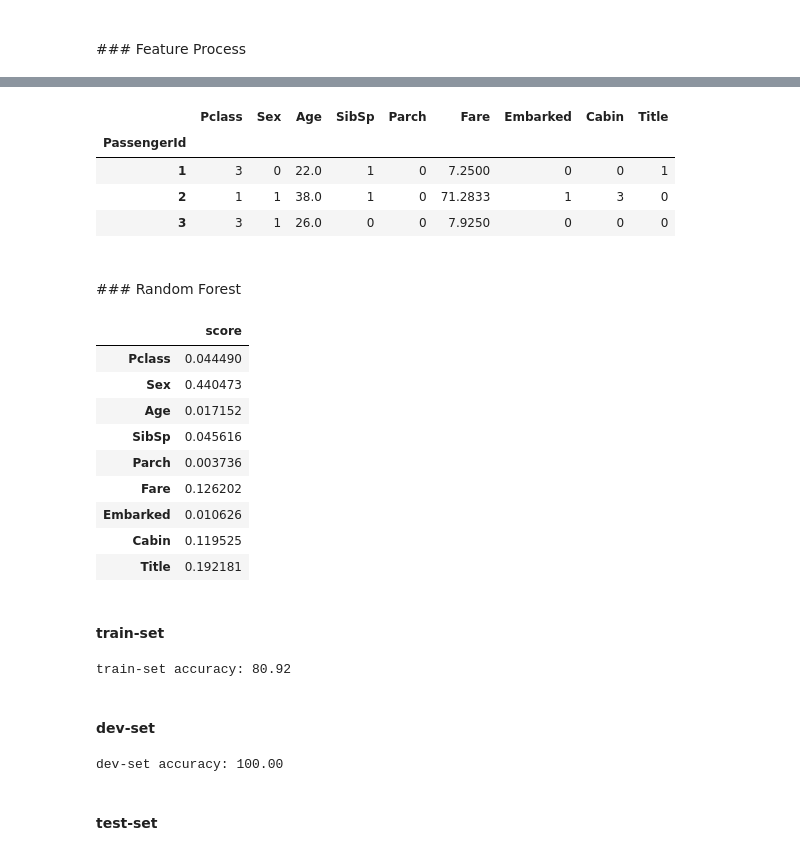
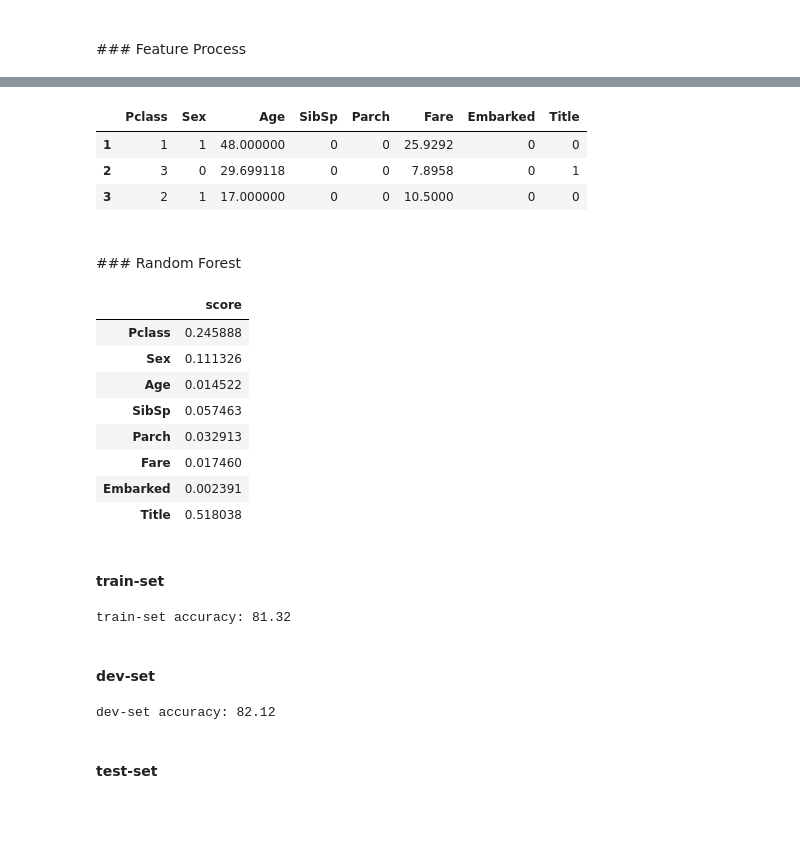
Before and after one commit to bethtseng/titanic, a Jupyter notebook: titanic.ipynb, the cells around one changed output, grey strips where cells are left out. Drawn from its saved outputs; the diff is of its cells as text; code cells hidden in the pictures; blank space fills up the shorter version.

Commit message:
add random shuffling into dataset, acc=78.947%

```diff
--- a/titanic.ipynb
+++ b/titanic.ipynb
@@ -142,0 +155,5 @@ df[:3]
+# %%
+shuffled = df.sample(frac=1, random_state=1)
+shuffled.index = [i+1 for i in range(len(shuffled))]
+dataset_size = len(df)
+shuffled[:3]
@@ -143,15 +165,23 @@ df[:3]
 # %%
 def get_cabin(x):
     try:
-        if x[0] == 'A': return 5
-        elif x[0] == 'B': return 4
-        elif x[0] == 'C': return 3
-        elif x[0] == 'D': return 2
-        elif x[0] == 'E': return 1
-        else: return 0
+        #if x[0] == 'A': return 1
+        #elif x[0] == 'B': return 4
+        #elif x[0] == 'C': return 3
+        #elif x[0] == 'D': return 2
+        #elif x[0] == 'E': return 1
+        #else: return 0
+        return 1
     except:
         return 0
 
+def get_ticket(x):
+    try:
+        int(x[0])
+        return 0
+    except:
+        return 1
+
 get_title = lambda x: x.split(', ')[1].split('.')[0]
 # %%
 def preprocess(df):
@@ -163,31 +193,32 @@ def preprocess(df):
     df['Embarked'] = [int(i == 'C') for i in df['Embarked']]
     df['Title'] = [int(get_title(x) == 'Mr') for x in df['Name']]
     df['Cabin'] = df['Cabin'].apply(get_cabin)
+    df['Ticket'] = df['Ticket'].apply(get_ticket)
     del df['Name']
-#    del df['Cabin']
+    del df['Cabin']
+    del df['Ticket']
 #    del df['Embarked']
     return df
 
 label_column = 'Survived'
-explore_feature = ['Pclass', 'Sex', 'Age', 'SibSp', 'Parch', 'Fare', 'Embarked', 'Name', 'Cabin']
+explore_feature = ['Pclass', 'Sex', 'Age', 'SibSp', 'Parch', 'Fare', 'Embarked', 'Name', 'Cabin', 'Ticket']
 # %%
-#train_size = 8/10 * len(df)
-train_size = len(df)
+train_size = 8/10 * dataset_size
+#train_size = dataset_size
 
-train_data = preprocess(df.loc[:train_size, explore_feature])
-dev_data = preprocess(df.loc[train_size:, explore_feature])
+train_data = preprocess(shuffled.loc[:train_size, explore_feature])
+dev_data = preprocess(shuffled.loc[train_size:, explore_feature])
 test_data = preprocess(test.loc[:, explore_feature])
 
-train_label = df.loc[:train_size, 'Survived']
-dev_label = df.loc[train_size:, 'Survived']
+train_label = shuffled.loc[:train_size, 'Survived']
+dev_label = shuffled.loc[train_size:, 'Survived']
 
 train_data[:3]
 # %% [output]
-|  | Pclass | Sex | Age | SibSp | Parch | Fare | Embarked | Cabin | Title |
-| PassengerId |  |  |  |  |  |  |  |  |  |
-| 1 | 3 | 0 | 22.0 | 1 | 0 | 7.2500 | 0 | 0 | 1 |
-| 2 | 1 | 1 | 38.0 | 1 | 0 | 71.2833 | 1 | 3 | 0 |
-| 3 | 3 | 1 | 26.0 | 0 | 0 | 7.9250 | 0 | 0 | 0 |
+|  | Pclass | Sex | Age | SibSp | Parch | Fare | Embarked | Title |
+| 1 | 1 | 1 | 48.000000 | 0 | 0 | 25.9292 | 0 | 0 |
+| 2 | 3 | 0 | 29.699118 | 0 | 0 | 7.8958 | 0 | 1 |
+| 3 | 2 | 1 | 17.000000 | 0 | 0 | 10.5000 | 0 | 0 |
 # %% [markdown]
 <br>
 ### Random Forest
@@ -198,15 +229,14 @@ feature_importance = DataFrame({'score': clf.feature_importances_}, index=train_
 feature_importance
 # %% [output]
 |  | score |
-| Pclass | 0.044490 |
-| Sex | 0.440473 |
-| Age | 0.017152 |
-| SibSp | 0.045616 |
-| Parch | 0.003736 |
-| Fare | 0.126202 |
-| Embarked | 0.010626 |
-| Cabin | 0.119525 |
-| Title | 0.192181 |
+| Pclass | 0.245888 |
+| Sex | 0.111326 |
+| Age | 0.014522 |
+| SibSp | 0.057463 |
+| Parch | 0.032913 |
+| Fare | 0.017460 |
+| Embarked | 0.002391 |
+| Title | 0.518038 |
 # %% [markdown]
 <br>
 <b>train-set
@@ -218,7 +248,7 @@ train_counter = Counter([x==y for x, y in zip(train_result['Survived'], train_la
 train_acc = train_counter[1] / sum(train_counter.values())
 print("train-set accuracy: %0.2f" % (train_acc*100))
 # %% [output]
-train-set accuracy: 80.92
+train-set accuracy: 81.32
 # %% [markdown]
 <br>
 <b>dev-set
@@ -230,7 +260,7 @@ dev_counter = Counter([x==y for x, y in zip(dev_result['Survived'], dev_label)])
 dev_acc = dev_counter[1] / sum(dev_counter.values())
 print("dev-set accuracy: %0.2f" % (dev_acc*100))
 # %% [output]
-dev-set accuracy: 100.00
+dev-set accuracy: 82.12
 # %% [markdown]
 <br>
 <b>test-set
```
Also changed, not shown: parts of 3 cells of this notebook, 1 other file.
